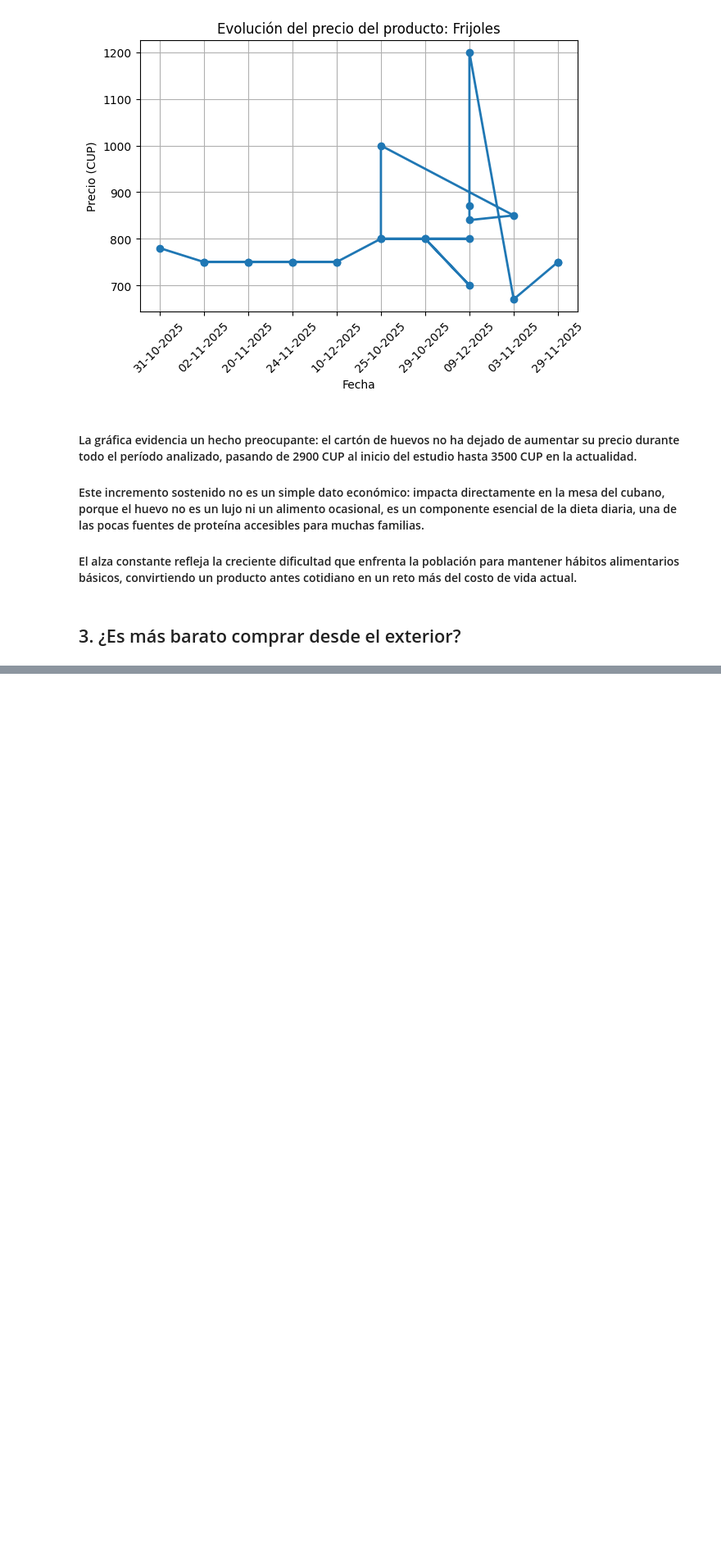
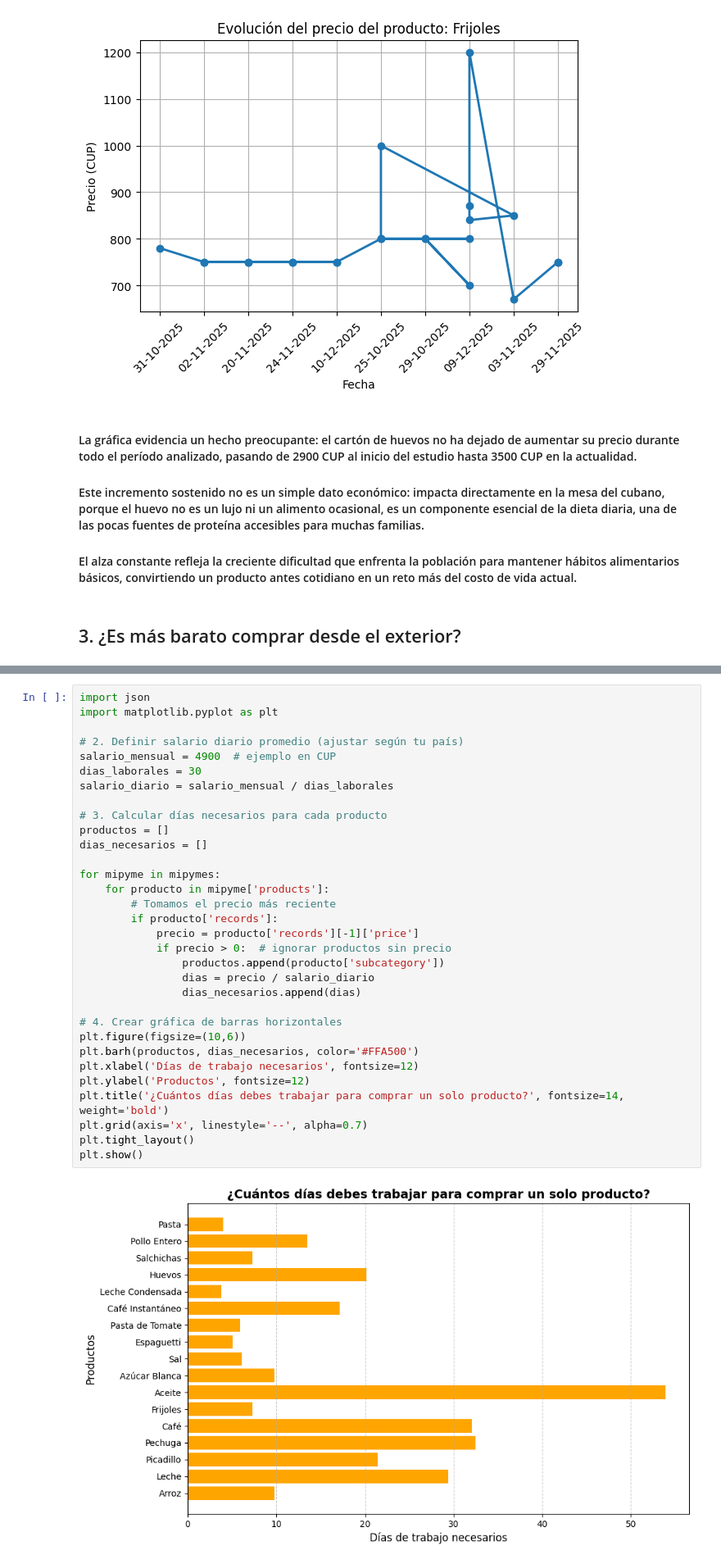
Before and after one commit to L14Npy/project_01, a Jupyter notebook: storytelling.ipynb, the cells around one changed output, grey strips where cells are left out. Shown at 82% size. Saved outputs shown, nothing was run; the diff lists cells and outputs as text; blank space fills up the shorter version.

```diff
--- a/storytelling.ipynb
+++ b/storytelling.ipynb
@@ -56,0 +114,34 @@ ChartLine(DoubleList2, 'Frijoles')
+# %%
+import json
+import matplotlib.pyplot as plt
+
+# 2. Definir salario diario promedio (ajustar según tu país)
+salario_mensual = 4900  # ejemplo en CUP
+dias_laborales = 30
+salario_diario = salario_mensual / dias_laborales
+
+# 3. Calcular días necesarios para cada producto
+productos = []
+dias_necesarios = []
+
+for mipyme in mipymes:
+    for producto in mipyme['products']:
+        # Tomamos el precio más reciente
+        if producto['records']:
+            precio = producto['records'][-1]['price']
+            if precio > 0:  # ignorar productos sin precio
+                productos.append(producto['subcategory'])
+                dias = precio / salario_diario
+                dias_necesarios.append(dias)
+
+# 4. Crear gráfica de barras horizontales
+plt.figure(figsize=(10,6))
+plt.barh(productos, dias_necesarios, color='#FFA500')
+plt.xlabel('Días de trabajo necesarios', fontsize=12)
+plt.ylabel('Productos', fontsize=12)
+plt.title('¿Cuántos días debes trabajar para comprar un solo producto?', fontsize=14, weight='bold')
+plt.grid(axis='x', linestyle='--', alpha=0.7)
+plt.tight_layout()
+plt.show()
+# %% [output]
+[figure, added]
```
Also changed, not shown: parts of 3 cells of this notebook, 3 other files.
